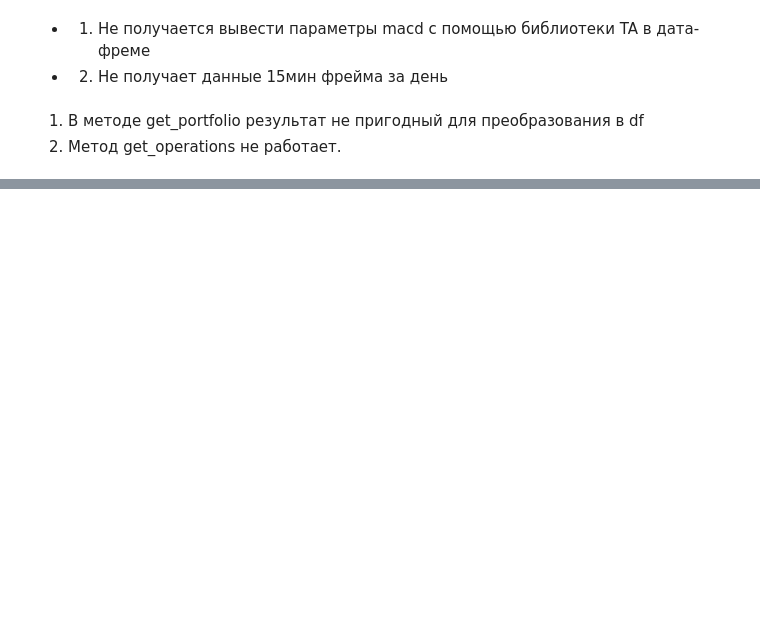
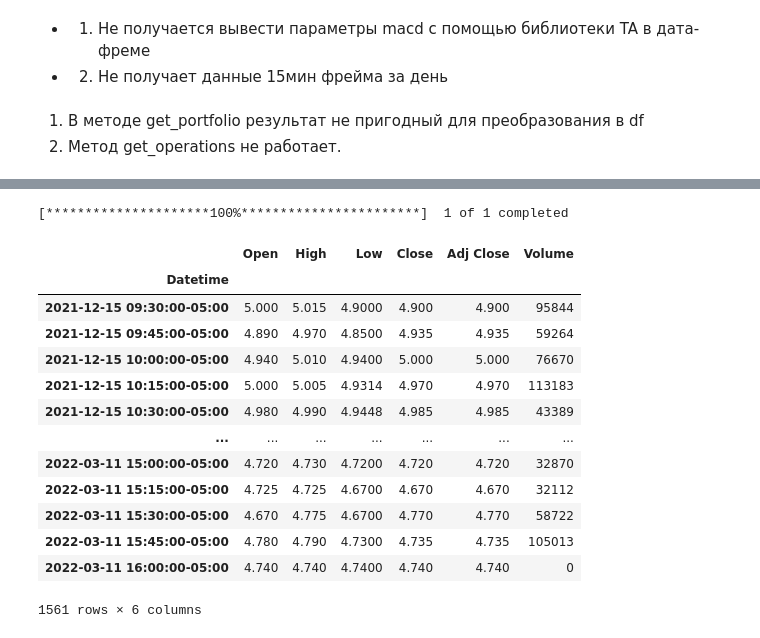
Before and after one commit to Alex-85-54/Investment-advisor, a Jupyter notebook: Robot_Trader_v1.0.ipynb, the cells around one changed output, grey strips where cells are left out. Drawn from its saved outputs; the diff is of its cells as text; code cells hidden in the pictures; blank space fills up the shorter version.

```diff
--- a/Robot_Trader_v1.0.ipynb
+++ b/Robot_Trader_v1.0.ipynb
@@ -305,0 +305,21 @@ df
+# %%
+df_hist = yf.download('ESPR', period = '60d', interval="15m") # start = '2022-03-10', end='2022-03-11'
+# %% [output]
+[*********************100%***********************]  1 of 1 completed
+# %%
+df_hist
+# %% [output]
+|  | Open | High | Low | Close | Adj Close | Volume |
+| Datetime |  |  |  |  |  |  |
+| 2021-12-15 09:30:00-05:00 | 5.000 | 5.015 | 4.9000 | 4.900 | 4.900 | 95844 |
+| 2021-12-15 09:45:00-05:00 | 4.890 | 4.970 | 4.8500 | 4.935 | 4.935 | 59264 |
+| 2021-12-15 10:00:00-05:00 | 4.940 | 5.010 | 4.9400 | 5.000 | 5.000 | 76670 |
+| 2021-12-15 10:15:00-05:00 | 5.000 | 5.005 | 4.9314 | 4.970 | 4.970 | 113183 |
+| 2021-12-15 10:30:00-05:00 | 4.980 | 4.990 | 4.9448 | 4.985 | 4.985 | 43389 |
+| ... | ... | ... | ... | ... | ... | ... |
+| 2022-03-11 15:00:00-05:00 | 4.720 | 4.730 | 4.7200 | 4.720 | 4.720 | 32870 |
+| 2022-03-11 15:15:00-05:00 | 4.725 | 4.725 | 4.6700 | 4.670 | 4.670 | 32112 |
+| 2022-03-11 15:30:00-05:00 | 4.670 | 4.775 | 4.6700 | 4.770 | 4.770 | 58722 |
+| 2022-03-11 15:45:00-05:00 | 4.780 | 4.790 | 4.7300 | 4.735 | 4.735 | 105013 |
+| 2022-03-11 16:00:00-05:00 | 4.740 | 4.740 | 4.7400 | 4.740 | 4.740 | 0 |
+1561 rows × 6 columns
```
Also changed, not shown: parts of 30 cells of this notebook, 38 other files.
